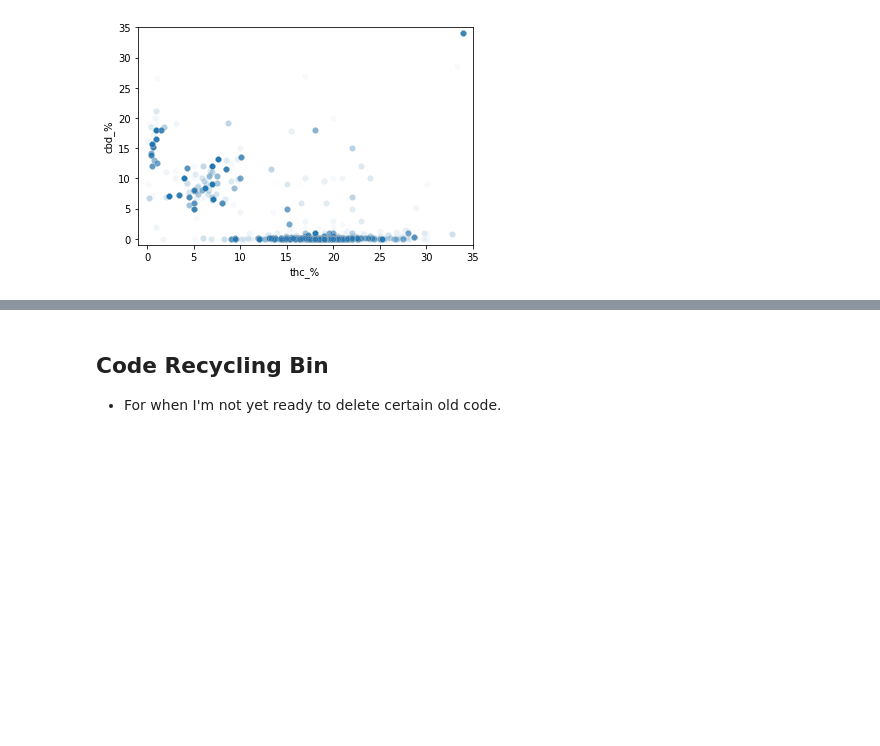
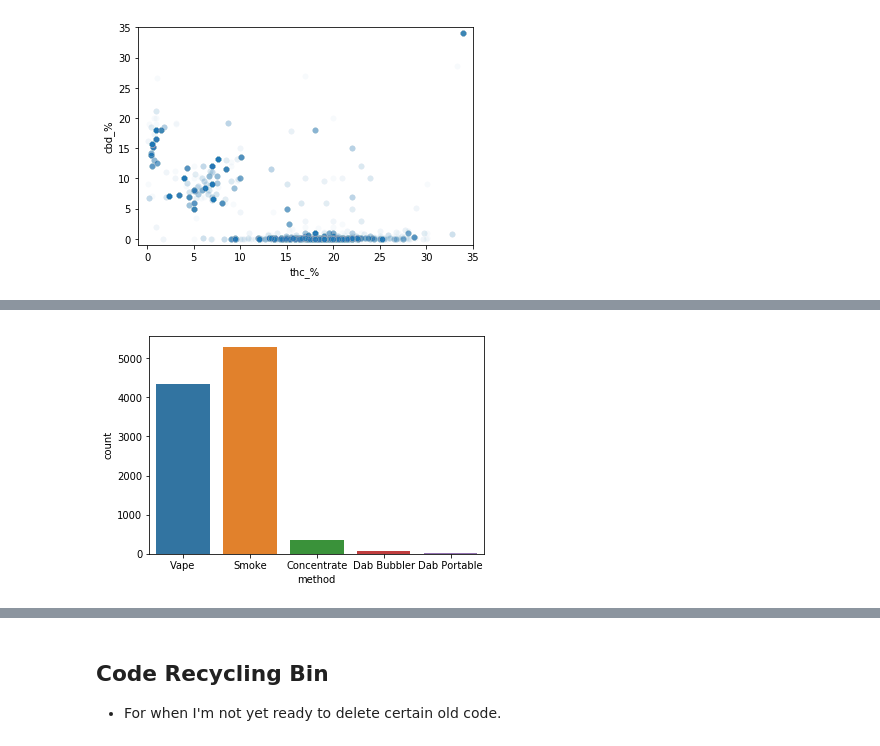
Before and after one commit to TerraJRiley/Cannabis_data, a Jupyter notebook: Cannabis_insights.ipynb, the cells around one changed output, grey strips where cells are left out. Saved outputs shown, nothing was run; the diff lists cells and outputs as text; code cells hidden in the pictures; blank space fills up the shorter version.

```diff
--- a/Cannabis_insights.ipynb
+++ b/Cannabis_insights.ipynb
@@ -303,0 +364,4 @@ sns.scatterplot(df['thc_%'],df['cbd_%'],alpha=0.03);
+# %%
+sns.countplot(df['method']);
+# %% [output]
+[figure, added]
```
Also changed, not shown: parts of 22 cells of this notebook, 6 other files.
